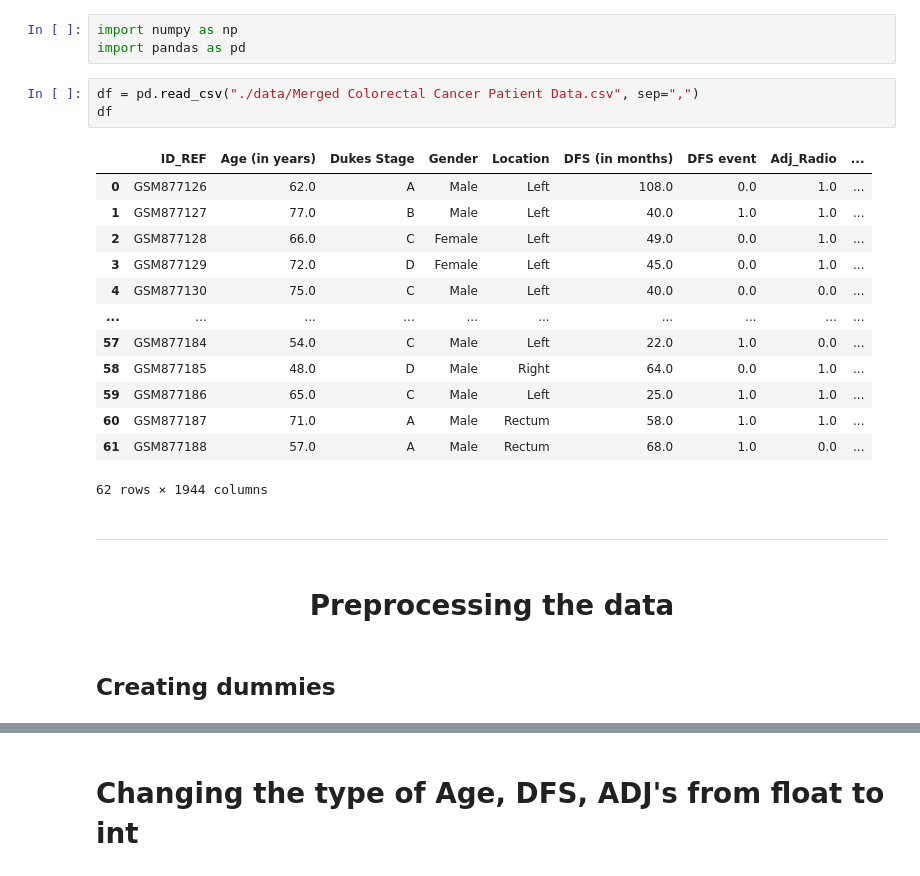
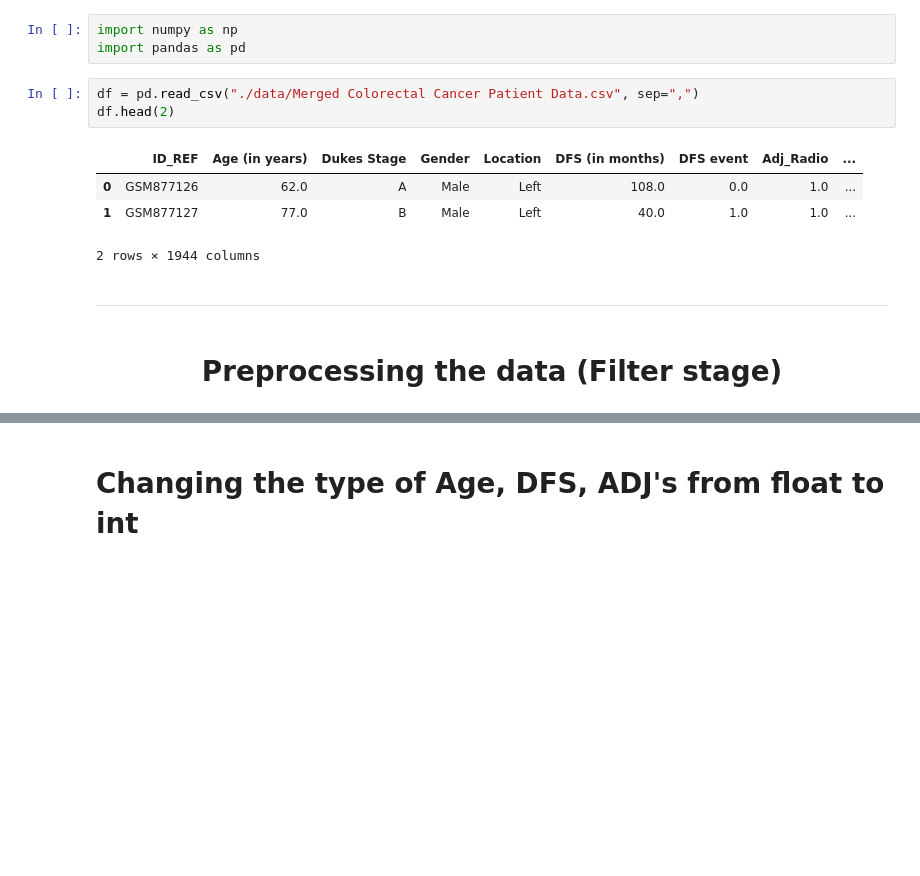
Before and after one commit to Sarath191181208/HybridFeatureSubsetSelectionUsingBGA, a Jupyter notebook: main.ipynb, the cells around one changed output, grey strips where cells are left out. Saved outputs shown, nothing was run; the diff lists cells and outputs as text; blank space fills up the shorter version.

```diff
--- a/main.ipynb
+++ b/main.ipynb
@@ -10,24 +10,13 @@ import numpy as np
 import pandas as pd
 # %%
 df = pd.read_csv("./data/Merged Colorectal Cancer Patient Data.csv", sep=",")
-df
+df.head(2)
 # %% [output]
 |  | ID_REF | Age (in years) | Dukes Stage | Gender | Location | DFS (in months) | DFS event | Adj_Radio | ... |
 | 0 | GSM877126 | 62.0 | A | Male | Left | 108.0 | 0.0 | 1.0 | ... |
 | 1 | GSM877127 | 77.0 | B | Male | Left | 40.0 | 1.0 | 1.0 | ... |
-| 2 | GSM877128 | 66.0 | C | Female | Left | 49.0 | 0.0 | 1.0 | ... |
-| 3 | GSM877129 | 72.0 | D | Female | Left | 45.0 | 0.0 | 1.0 | ... |
-| 4 | GSM877130 | 75.0 | C | Male | Left | 40.0 | 0.0 | 0.0 | ... |
-| ... | ... | ... | ... | ... | ... | ... | ... | ... | ... |
-| 57 | GSM877184 | 54.0 | C | Male | Left | 22.0 | 1.0 | 0.0 | ... |
-| 58 | GSM877185 | 48.0 | D | Male | Right | 64.0 | 0.0 | 1.0 | ... |
-| 59 | GSM877186 | 65.0 | C | Male | Left | 25.0 | 1.0 | 1.0 | ... |
-| 60 | GSM877187 | 71.0 | A | Male | Rectum | 58.0 | 1.0 | 1.0 | ... |
-| 61 | GSM877188 | 57.0 | A | Male | Rectum | 68.0 | 1.0 | 0.0 | ... |
-62 rows × 1944 columns
+2 rows × 1944 columns
 # %% [markdown]
 ----
 # %% [markdown]
-<h1 style="text-align:center"> Preprocessing the data </h1>
+<h1 style="text-align:center"> Preprocessing the data (Filter stage) </h1>
-# %% [markdown]
-## Creating dummies
```
Also changed, not shown: parts of 42 cells of this notebook, 9 other files.
